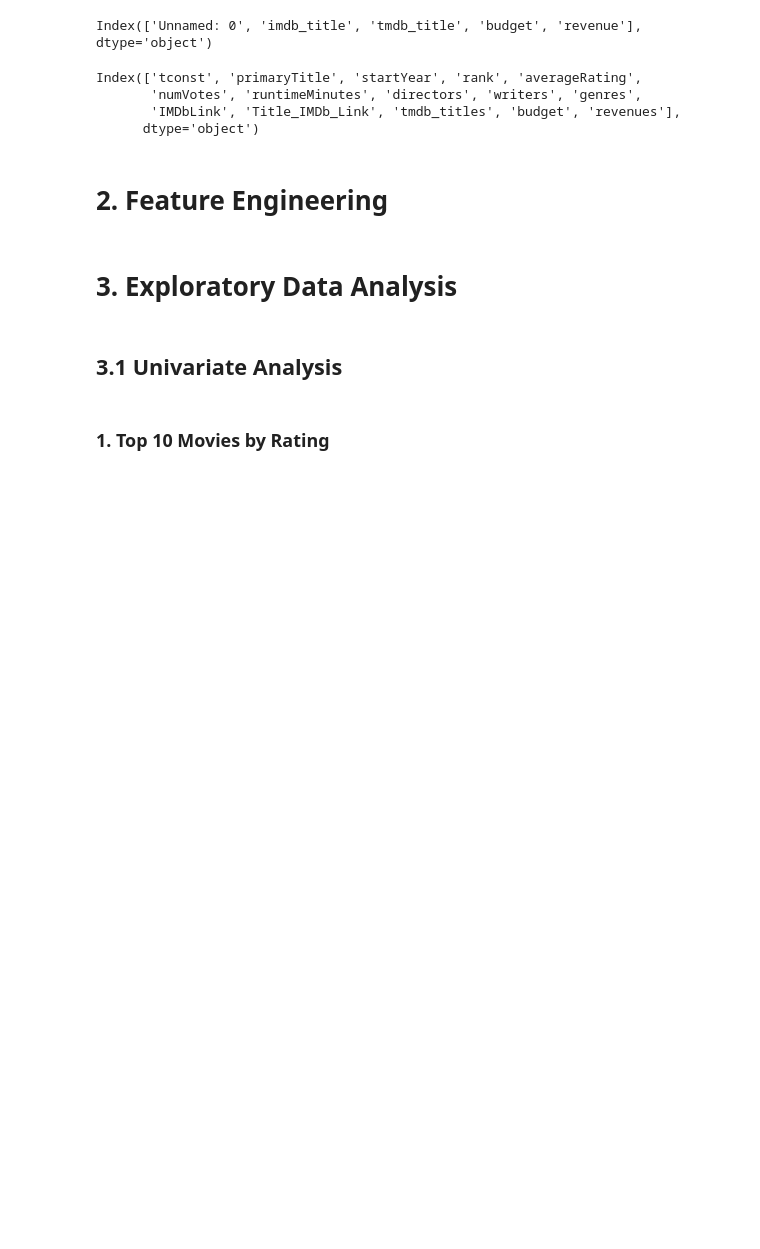
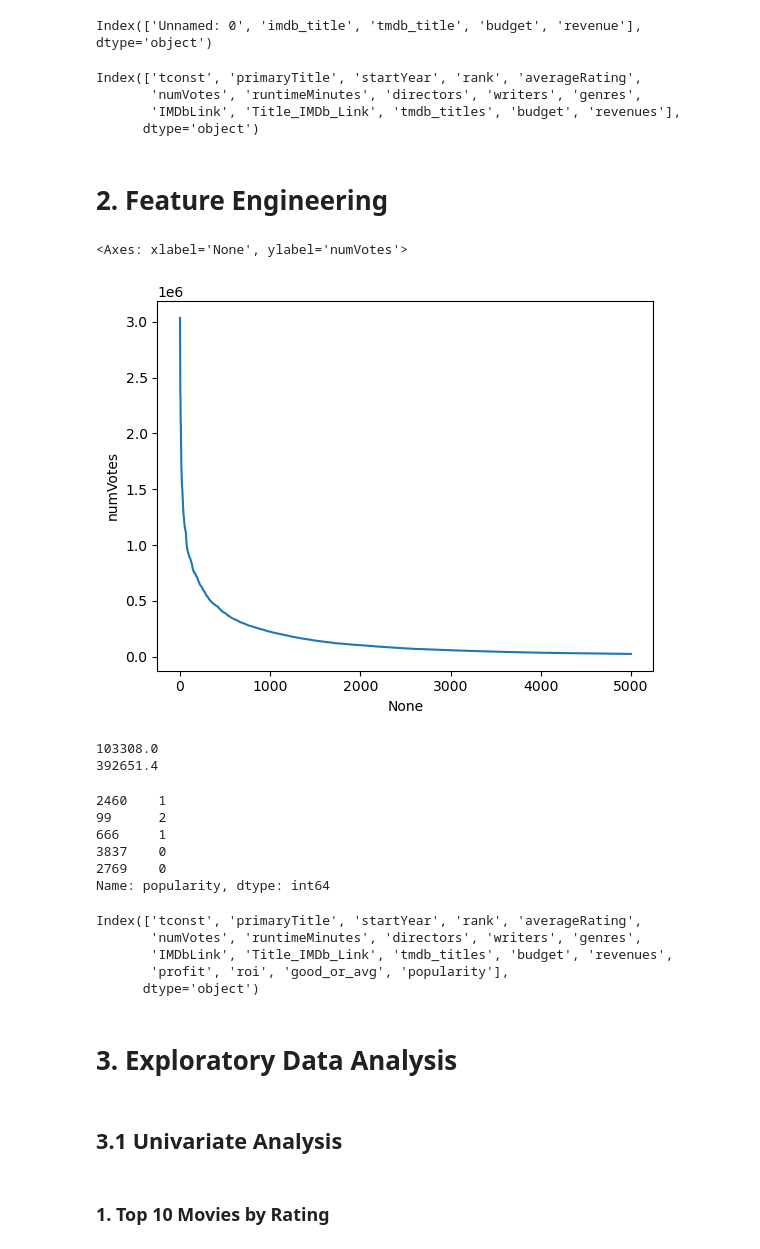
Before and after one commit to ivorionn/DSA210-TopMovies, a Jupyter notebook: top_movies.ipynb, the cells around one changed output. Drawn from its saved outputs; the diff is of its cells as text; code cells hidden in the pictures; blank space fills up the shorter version.

```diff
--- a/top_movies.ipynb
+++ b/top_movies.ipynb
@@ -301,6 +301,50 @@ for _, row in diff_fix.iterrows():
 data["profit"] = data["revenues"] - data["budget"]
 # Add a roi (return of investment) column to dataframe
 data["roi"] = data["profit"] / data["budget"]
+# %%
+# Classifying movies as good or average
+data["good_or_avg"] = (data["averageRating"] >= 7.5).astype(int)
+# %%
+sns.lineplot(data=data.sort_values(by="numVotes", ascending=False), y="numVotes", x=data.index)
+# %% [output]
+<Axes: xlabel='None', ylabel='numVotes'>
+[figure, added]
+# %%
+# Graph above suggests that 3 classes with 90 and 60 percentiles would fit data the best.
+popularity_threshold_moderate = data['numVotes'].quantile(0.60)
+popularity_threshold_very_popular = data['numVotes'].quantile(0.90)
+
+print(popularity_threshold_moderate)
+print(popularity_threshold_very_popular)
+
+data["popularity"] = 0
+# %% [output]
+103308.0
+392651.4
+# %%
+# Moderately popular
+data.loc[(data['numVotes'] >= popularity_threshold_moderate) &
+         (data['numVotes'] < popularity_threshold_very_popular), 'popularity'] = 1
+
+# Highly popular
+data.loc[data['numVotes'] > popularity_threshold_very_popular, 'popularity'] = 2
+
+data.sample(5)["popularity"]
+# %% [output]
+2460    1
+99      2
+666     1
+3837    0
+2769    0
+Name: popularity, dtype: int64
+# %%
+data.columns
+# %% [output]
+Index(['tconst', 'primaryTitle', 'startYear', 'rank', 'averageRating',
+       'numVotes', 'runtimeMinutes', 'directors', 'writers', 'genres',
+       'IMDbLink', 'Title_IMDb_Link', 'tmdb_titles', 'budget', 'revenues',
+       'profit', 'roi', 'good_or_avg', 'popularity'],
+      dtype='object')
 # %% [markdown]
 # 3. Exploratory Data Analysis
 # %% [markdown]
```
Also changed, not shown: parts of 35 cells of this notebook, 2 other files.
